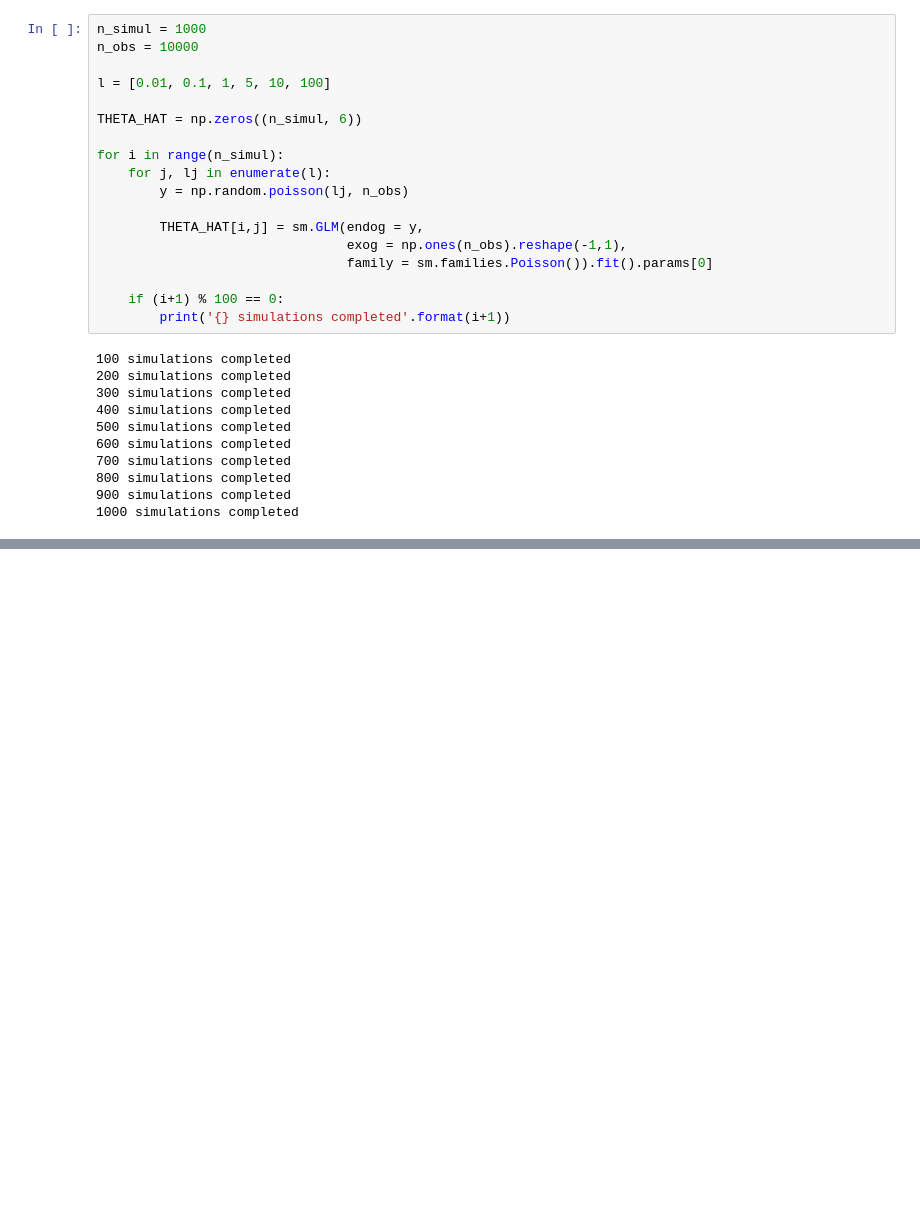
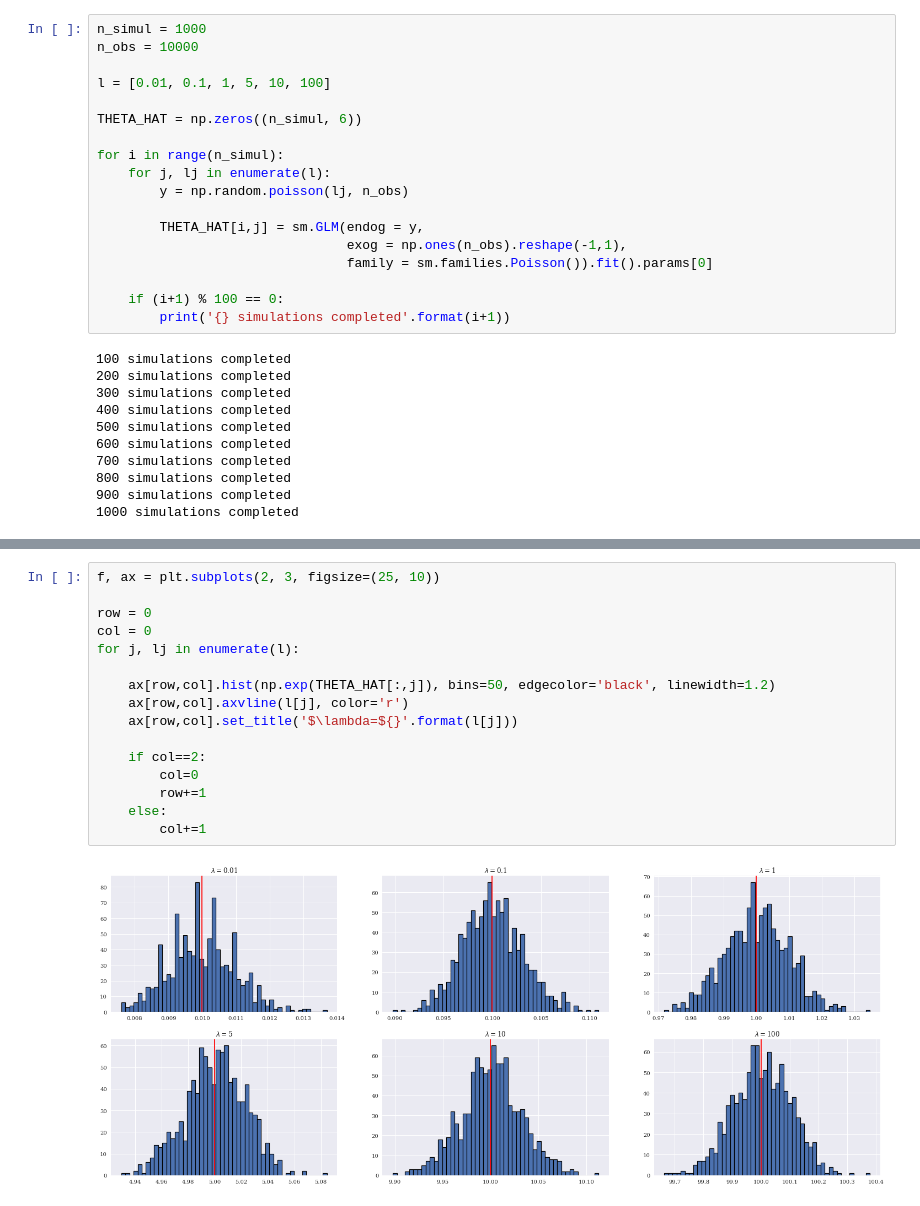
Before and after one commit to sebastianhohmann/count_data, a Jupyter notebook: _9_poisson_mle_asymptotic_normality.ipynb, the cells around one changed output, grey strips where cells are left out. Saved outputs shown, nothing was run; the diff lists cells and outputs as text; blank space fills up the shorter version.

Commit message:
added distribution of lambda_hat

```diff
--- a/_9_poisson_mle_asymptotic_normality.ipynb
+++ b/_9_poisson_mle_asymptotic_normality.ipynb
@@ -60,0 +61,18 @@ for j, lj in enumerate(l):
+# %%
+f, ax = plt.subplots(2, 3, figsize=(25, 10))
+
+row = 0
+col = 0
+for j, lj in enumerate(l):
+
+    ax[row,col].hist(np.exp(THETA_HAT[:,j]), bins=50, edgecolor='black', linewidth=1.2)
+    ax[row,col].axvline(l[j], color='r')
+    ax[row,col].set_title('$\lambda=${}'.format(l[j]))
+
+    if col==2:
+        col=0
+        row+=1
+    else:
+        col+=1
+# %% [output]
+[figure, added]
```
Also changed, not shown: parts of 1 cell of this notebook.
